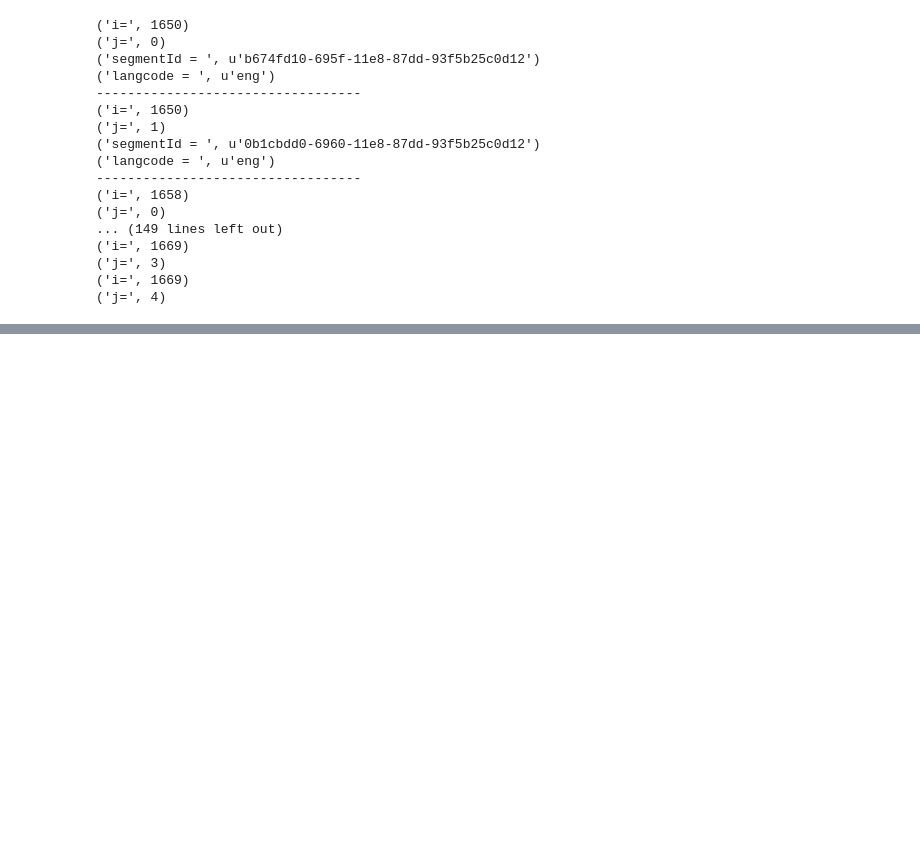
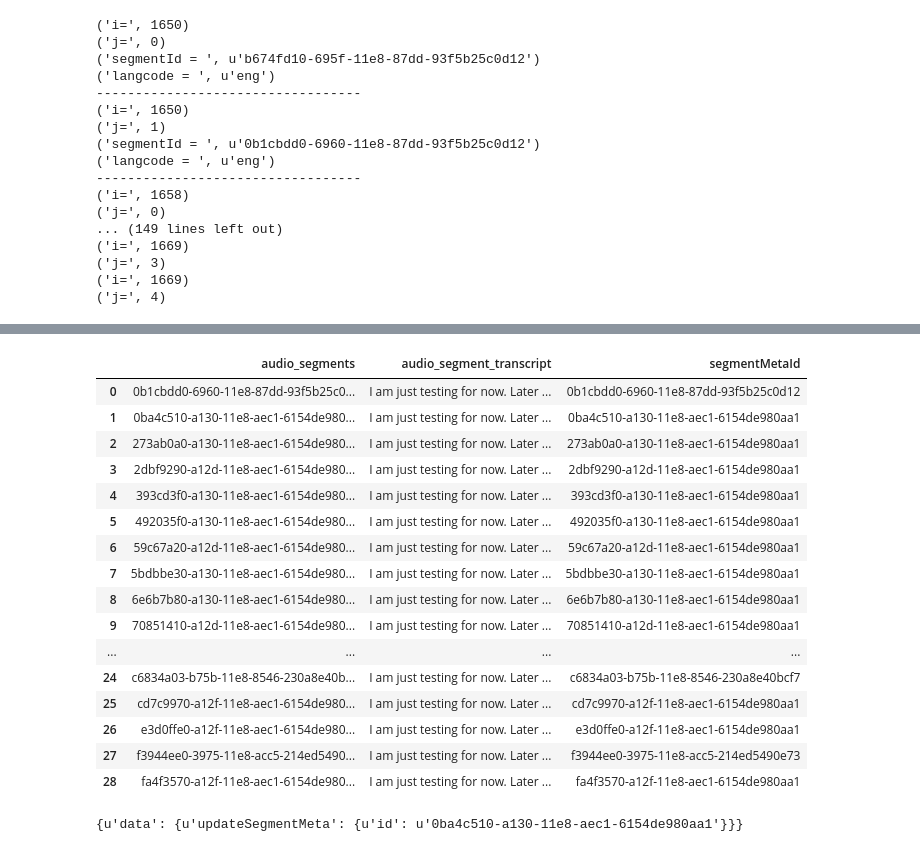
Before and after one commit to megharangaswamy/Deepspeech_alugha, a Jupyter notebook: audio_download_conversion_segment_split_deepspeech_test_with_langauge_code.ipynb, the cells around one changed output, grey strips where cells are left out. Saved outputs shown, nothing was run; the diff lists cells and outputs as text; code cells hidden in the pictures; blank space fills up the shorter version.

Commit message:
all steps from 1(crawling) to 10(graphql) together

```diff
--- a/audio_download_conversion_segment_split_deepspeech_test_with_langauge_code.ipynb
+++ b/audio_download_conversion_segment_split_deepspeech_test_with_langauge_code.ipynb
@@ -82,8 +100,8 @@ converting all mp4 audio to wav file with the following specification.
     -16 kHz
     -mono
 """
-inputdir_convert = '/home/megha/1_audio_current/audio_mp4_wav_production'
-outputdir_convert = '/home/megha/1_audio_current/audio_mp4_wav_production/wave_files'
+inputdir_convert = '/media/home/megha/1_audio_current/audio_mp4_wav_test_with_langCode'
+outputdir_convert = '/media/home/megha/1_audio_current/audio_mp4_wav_test_with_langCode/wave_files'
 for filename in os.listdir(inputdir_convert):
     actual_filename = filename[:-4]
     if(filename.endswith(".mp4")):  #filename.endswith(".m4a") or
@@ -251,9 +261,9 @@ chunk_name = audioId_segment_Id
 """
 
 count = 0
-inputdir_split = '/home/megha/1_audio_current/audio_mp4_wav_production/wave_files'
+inputdir_split = '/media/home/megha/1_audio_current/audio_mp4_wav_test_with_langCode/wave_files'
 #inputdir_test = '/home/megha/1_audio_current/audio_mp4_wav/wave_files_test'
-outputdir_split = '/home/megha/1_audio_current/audio_mp4_wav_production/wave_files_audio_split'
+outputdir_split = '/media/home/megha/1_audio_current/audio_mp4_wav_test_with_langCode/wave_files_audio_split'
 #for filename in os.listdir(inputdir_split):
 for filename in os.listdir(inputdir_split):
     #print("-----------------------------------"+filename+"--------------------------------------")
@@ -262,7 +272,7 @@ for filename in os.listdir(inputdir_split):
         #print(df.audio_id[i])
         if(df.audio_id[i] == actual_filename):
             count = count+1
-            print(count)
+            print('No. of file have dubber information is = ',count)
             myaudio = AudioSegment.from_file(inputdir_split+"/"+filename, "wav")
             #for j in range(0,len(df)):
             array_dubbrSegemnt_start = df['dubbrSegemnt_start'].iloc[i]
@@ -274,7 +284,7 @@ for filename in os.listdir(inputdir_split):
                 #for filename in os.listdir(inputdir_test):
                     #save_file_name = filename[:-4]
                 chunk= myaudio[array_dubbrSegemnt_start[k]:array_dubbrSegemnt_start[k]+array_dubbrSegemnt_duration[k]]
-                chunk_name =  array_segemntId[k]+"_"+actual_filename+".wav".format(k) #  chunk_name = audioId_segment_Id
+                chunk_name =  array_segemntId[k]+"_"+actual_filename+".wav".format(k) #  chunk_name = segmentId_audioId
                 file_destination = outputdir_split+"/"+chunk_name
                 if not os.path.exists(file_destination):
                     print("exporting", chunk_name)
@@ -302,6 +312,6 @@ for filename in os.listdir(inputdir_split):
 # %%
 #6) exporting to excel
-outputdir_split = '/home/megha/1_audio_current/audio_mp4_wav_production/wave_files_audio_split'
+outputdir_split = '/media/home/megha/1_audio_current/audio_mp4_wav_test_with_langCode/wave_files_audio_split'
 
 df_excel = pd.DataFrame(columns=['A','B'])
 for eachfile in os.listdir(outputdir_split):
@@ -313,5 +323,5 @@ for eachfile in os.listdir(outputdir_split):
             df_excel = df_excel.append(df2)
 df_excel = df_excel.sort_values(by=['A'])
 df_excel = df_excel.rename(index=str, columns={"A": "audio_segments", "B": "audio_segment_transcript"})
-df_excel.to_csv(outputdir_split+ "/deepspeech_prediction.csv", sep=',')
+df_excel.to_csv(outputdir_split+ "/deepspeech_prediction.csv", sep=',') #in the "outputdir_split" folder, the csv file will be saved
 # %%
@@ -481,0 +573,53 @@ SyntaxError: from __future__ imports must occur at the beginning of the file (<i
+# %%
+#9) Reading Deepspeech output csv file and altering it accordingly
+
+df_DS_output= pd.read_csv('/media/home/megha/1_audio_current/audio_mp4_wav_test_with_langCode/wave_files_audio_split/deepspeech_prediction.csv', sep=',')
+df_DS_output["segmentMetaId"] = "" #adding empty column
+df_DS_output = df_DS_output[['audio_segments','audio_segment_transcript','segmentMetaId']]#ignoring unwanted coulmn
+df_DS_output
+
+for i in range(len(df_DS_output['audio_segments'])):
+    segmentMetaId = df_DS_output['audio_segments'][i].split('_')[0]#you are taking 0 bcz u decided that you will save segmentmetaId as the first part in the file naming.
+    df_DS_output['segmentMetaId'][i] = segmentMetaId
+df_DS_output
+# %% [output]
+|  | audio_segments | audio_segment_transcript | segmentMetaId |
+| 0 | 0b1cbdd0-6960-11e8-87dd-93f5b25c0... | I am just testing for now. Later ... | 0b1cbdd0-6960-11e8-87dd-93f5b25c0d12 |
+| 1 | 0ba4c510-a130-11e8-aec1-6154de980... | I am just testing for now. Later ... | 0ba4c510-a130-11e8-aec1-6154de980aa1 |
+| 2 | 273ab0a0-a130-11e8-aec1-6154de980... | I am just testing for now. Later ... | 273ab0a0-a130-11e8-aec1-6154de980aa1 |
+| 3 | 2dbf9290-a12d-11e8-aec1-6154de980... | I am just testing for now. Later ... | 2dbf9290-a12d-11e8-aec1-6154de980aa1 |
+| 4 | 393cd3f0-a130-11e8-aec1-6154de980... | I am just testing for now. Later ... | 393cd3f0-a130-11e8-aec1-6154de980aa1 |
+| 5 | 492035f0-a130-11e8-aec1-6154de980... | I am just testing for now. Later ... | 492035f0-a130-11e8-aec1-6154de980aa1 |
+| 6 | 59c67a20-a12d-11e8-aec1-6154de980... | I am just testing for now. Later ... | 59c67a20-a12d-11e8-aec1-6154de980aa1 |
+| 7 | 5bdbbe30-a130-11e8-aec1-6154de980... | I am just testing for now. Later ... | 5bdbbe30-a130-11e8-aec1-6154de980aa1 |
+| 8 | 6e6b7b80-a130-11e8-aec1-6154de980... | I am just testing for now. Later ... | 6e6b7b80-a130-11e8-aec1-6154de980aa1 |
+| 9 | 70851410-a12d-11e8-aec1-6154de980... | I am just testing for now. Later ... | 70851410-a12d-11e8-aec1-6154de980aa1 |
+| ... | ... | ... | ... |
+| 24 | c6834a03-b75b-11e8-8546-230a8e40b... | I am just testing for now. Later ... | c6834a03-b75b-11e8-8546-230a8e40bcf7 |
+| 25 | cd7c9970-a12f-11e8-aec1-6154de980... | I am just testing for now. Later ... | cd7c9970-a12f-11e8-aec1-6154de980aa1 |
+| 26 | e3d0ffe0-a12f-11e8-aec1-6154de980... | I am just testing for now. Later ... | e3d0ffe0-a12f-11e8-aec1-6154de980aa1 |
+| 27 | f3944ee0-3975-11e8-acc5-214ed5490... | I am just testing for now. Later ... | f3944ee0-3975-11e8-acc5-214ed5490e73 |
+| 28 | fa4f3570-a12f-11e8-aec1-6154de980... | I am just testing for now. Later ... | fa4f3570-a12f-11e8-aec1-6154de980aa1 |
+# %%
+#10) graphql call
+
+#my function definition
+
+def run_query(query,variables):
+    # A simple function to use requests.post to make the API call. Note the json= section.
+    request = requests.post("https://ci.alugha.com/graphql",json={"query":query, "variables":variables}, headers={"Authorization" : Authorization })
+    if request.status_code == 200:
+        return request.json()
+    else:
+        raise Exception("Query failed to run by returning code of {}. {}".format(request.status_code, query))
+
+# now from here you use data from teh dataframe one by one.
+
+for i in range(len(df_DS_output['audio_segments'])):
+    query = """mutation($segmentMetaId: ID!,$accessKey: String!,$data: UpdateSegmentMetaInput!){updateSegmentMeta(segmentMetaId:$segmentMetaId,data:$data, accessKey: $accessKey){id}}"""
+    variables= {"segmentMetaId": df_DS_output['segmentMetaId'][i],"data": {"text":  df_DS_output['audio_segment_transcript'][i]},"accessKey": "mrDepUi6iWbrU8JL6RnEcgBPASIdhqudrSeFnYxynGJ1HxVy2lF7djznSR3AGHLF"}
+    Authorization = "Bearer eyJhbGciOiJIUzI1NiIsInR5cCI6IkpXVCJ9.eyJleHAiOjE1MzkzMjc4OTUsImlhdCI6MTUzODcyMzA5NSwianRpIjoiZjZlMzMyNzYtYzg2Yy0xMWU4LWJjOGEtZWYzM2JjYjFhMDFmIiwicm9sZSI6MSwidXNlcmlkIjoiYTM4NDdkMmQtYzMwMi0xMWU3LWE0ZjUtYzllN2E1MmViZTY5In0.Ii_T3rF5fbzvqwtshW-S1mNYRI2jUz5YOHeKJWjbPyE"
+    result = run_query(query,variables) # Execute the query
+    print(result)
+# %% [output]
+{u'data': {u'updateSegmentMeta': {u'id': u'0ba4c510-a130-11e8-aec1-6154de980aa1'}}}
```
Also changed, not shown: parts of 8 cells of this notebook.
